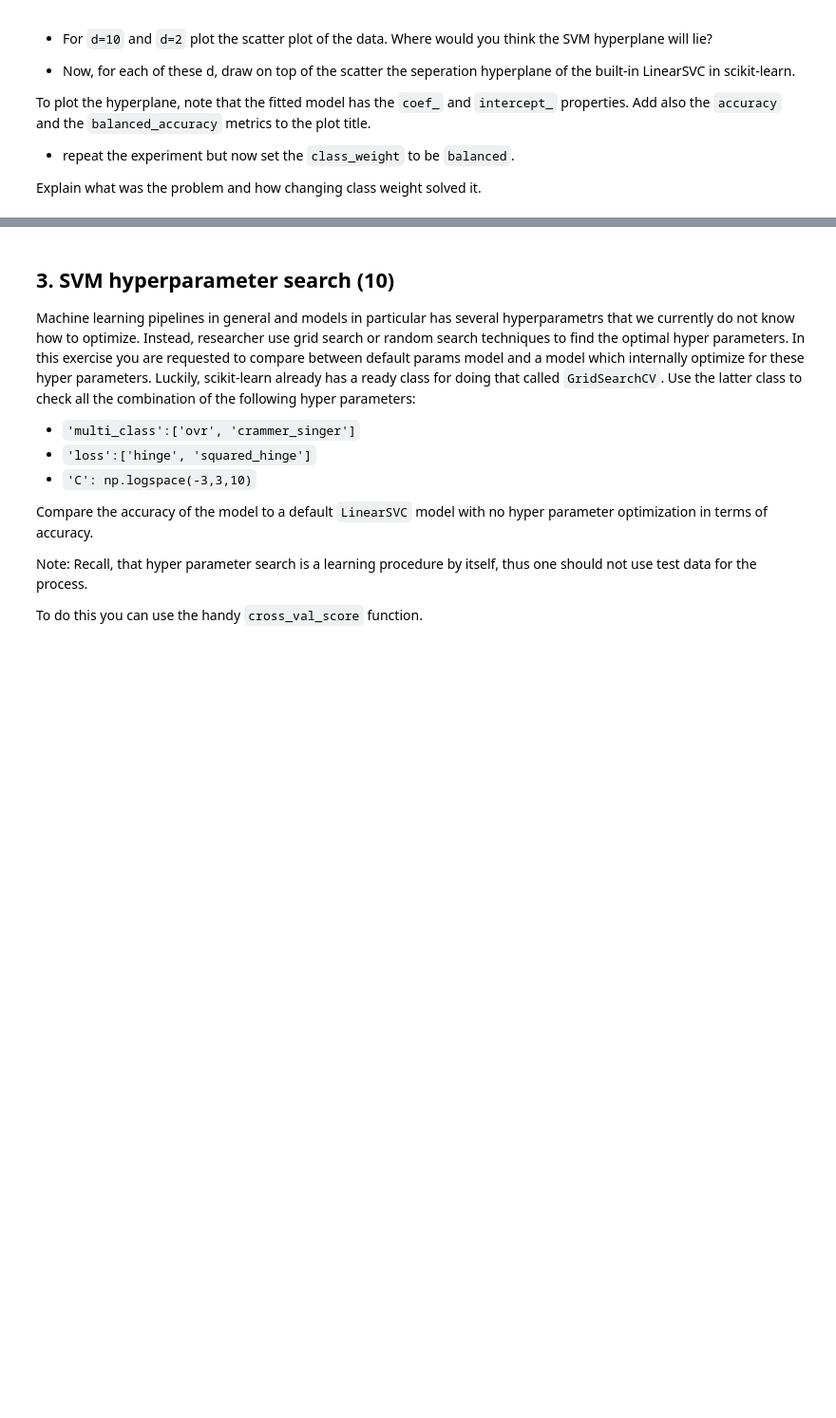
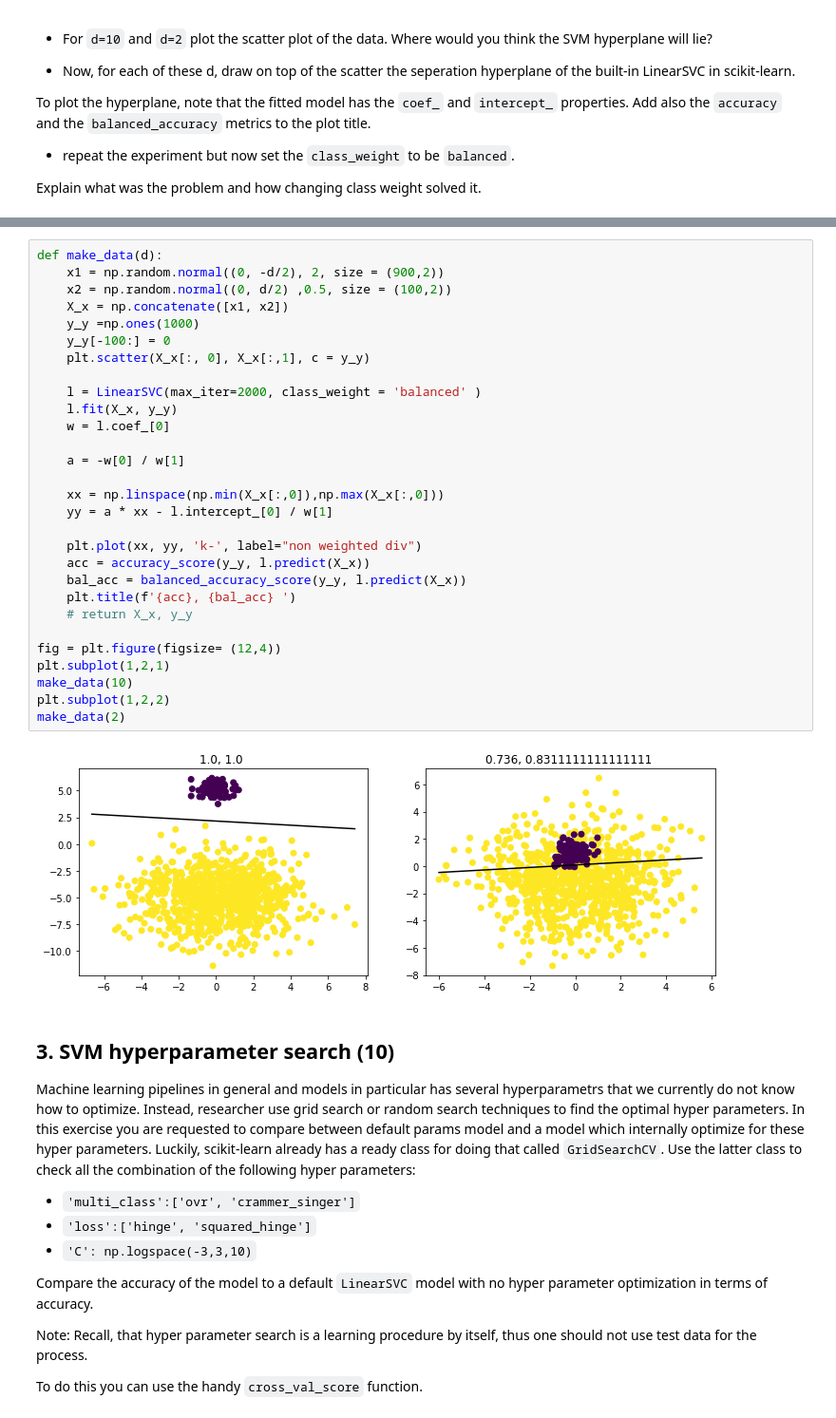
Before and after one commit to Shuaf98/y-data, a Jupyter notebook: ydata_supervised_learning/lecture8_SVM/svm_exercise_2022 (1).ipynb, the cells around one changed output, grey strips where cells are left out. Shown at 95% size. Drawn from its saved outputs; the diff is of its cells as text; blank space fills up the shorter version.

```diff
--- a/ydata_supervised_learning/lecture8_SVM/svm_exercise_2022 (1).ipynb
+++ b/ydata_supervised_learning/lecture8_SVM/svm_exercise_2022 (1).ipynb
@@ -214,3 +214,34 @@ make_data(2)
+# %%
+def make_data(d):
+    x1 = np.random.normal((0, -d/2), 2, size = (900,2))
+    x2 = np.random.normal((0, d/2) ,0.5, size = (100,2))
+    X_x = np.concatenate([x1, x2])
+    y_y =np.ones(1000)
+    y_y[-100:] = 0
+    plt.scatter(X_x[:, 0], X_x[:,1], c = y_y)
+
+    l = LinearSVC(max_iter=2000, class_weight = 'balanced' )
+    l.fit(X_x, y_y)
+    w = l.coef_[0]
+
+    a = -w[0] / w[1]
+
+    xx = np.linspace(np.min(X_x[:,0]),np.max(X_x[:,0]))
+    yy = a * xx - l.intercept_[0] / w[1]
+
+    plt.plot(xx, yy, 'k-', label="non weighted div")
+    acc = accuracy_score(y_y, l.predict(X_x))
+    bal_acc = balanced_accuracy_score(y_y, l.predict(X_x))
+    plt.title(f'{acc}, {bal_acc} ')
+    # return X_x, y_y
+
+fig = plt.figure(figsize= (12,4))
+plt.subplot(1,2,1)
+make_data(10)
+plt.subplot(1,2,2)
+make_data(2)
+# %% [output]
+[figure, added]
 # %% [markdown]
 ## 3. SVM hyperparameter search (10)
 Machine learning pipelines in general and models in particular has several hyperparametrs that we currently do not know how to optimize.
```
Also changed, not shown: parts of 12 cells of this notebook, 2 other files.
